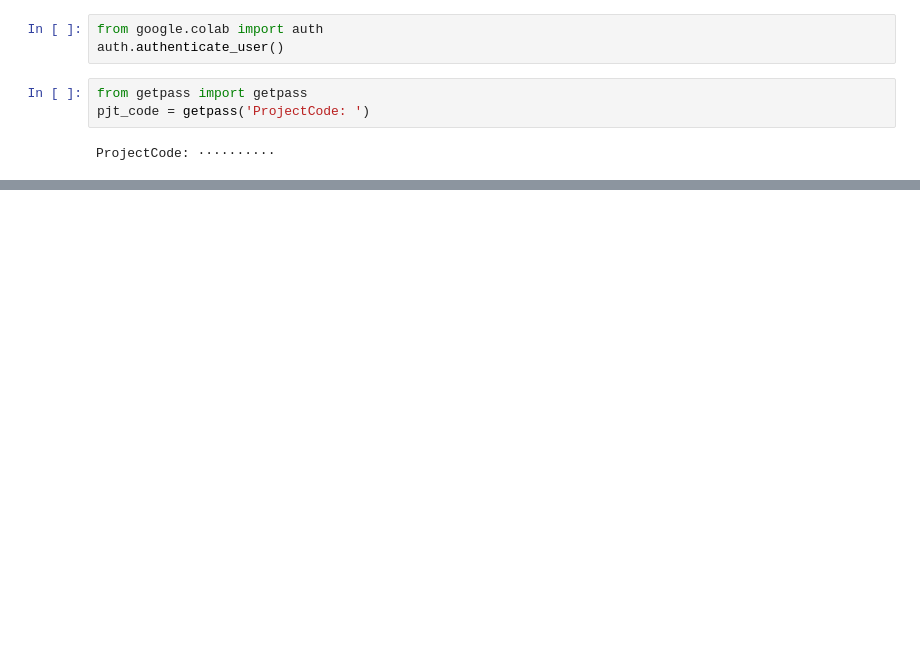
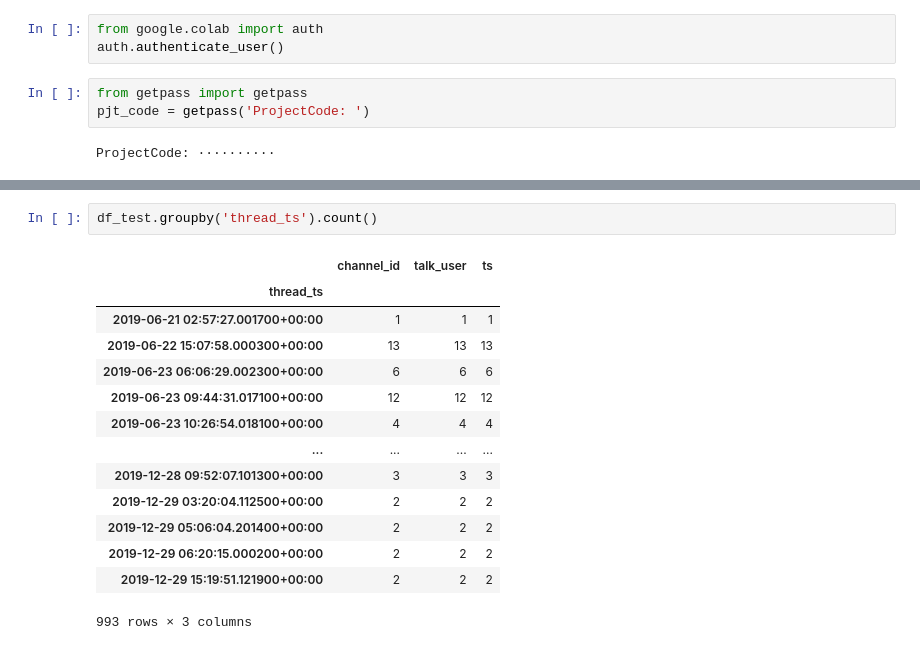
Before and after one commit to daikichidaze/slack-report-2020, a Jupyter notebook: slack-create-mid-table-reply.ipynb, the cells around one changed output, grey strips where cells are left out. Drawn from its saved outputs; the diff is of its cells as text; blank space fills up the shorter version.

```diff
--- a/slack-create-mid-table-reply.ipynb
+++ b/slack-create-mid-table-reply.ipynb
@@ -117,0 +207,17 @@ df
+# %%
+df_test.groupby('thread_ts').count()
+# %% [output]
+|  | channel_id | talk_user | ts |
+| thread_ts |  |  |  |
+| 2019-06-21 02:57:27.001700+00:00 | 1 | 1 | 1 |
+| 2019-06-22 15:07:58.000300+00:00 | 13 | 13 | 13 |
+| 2019-06-23 06:06:29.002300+00:00 | 6 | 6 | 6 |
+| 2019-06-23 09:44:31.017100+00:00 | 12 | 12 | 12 |
+| 2019-06-23 10:26:54.018100+00:00 | 4 | 4 | 4 |
+| ... | ... | ... | ... |
+| 2019-12-28 09:52:07.101300+00:00 | 3 | 3 | 3 |
+| 2019-12-29 03:20:04.112500+00:00 | 2 | 2 | 2 |
+| 2019-12-29 05:06:04.201400+00:00 | 2 | 2 | 2 |
+| 2019-12-29 06:20:15.000200+00:00 | 2 | 2 | 2 |
+| 2019-12-29 15:19:51.121900+00:00 | 2 | 2 | 2 |
+993 rows × 3 columns
```
Also changed, not shown: parts of 19 cells of this notebook.
